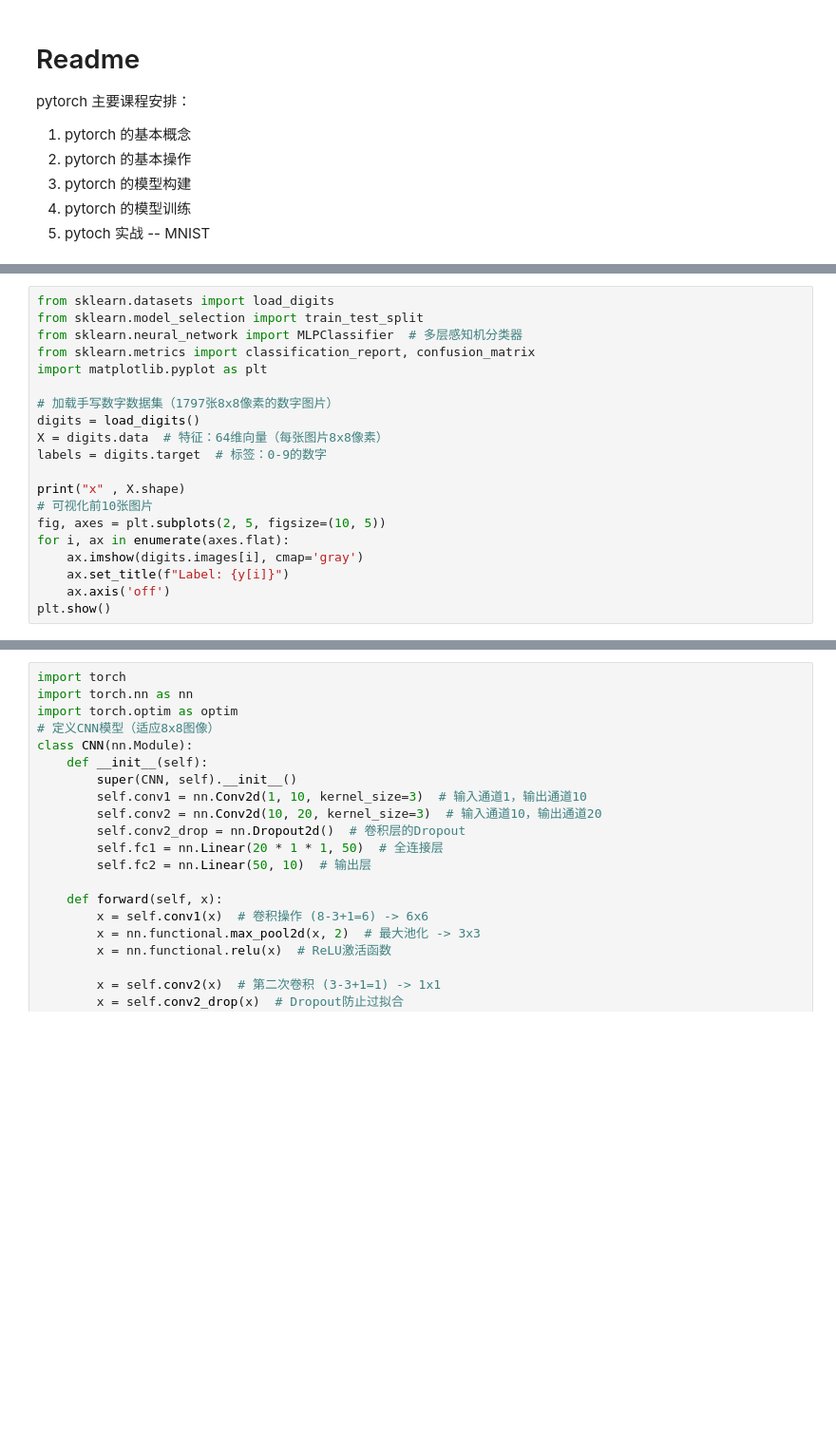
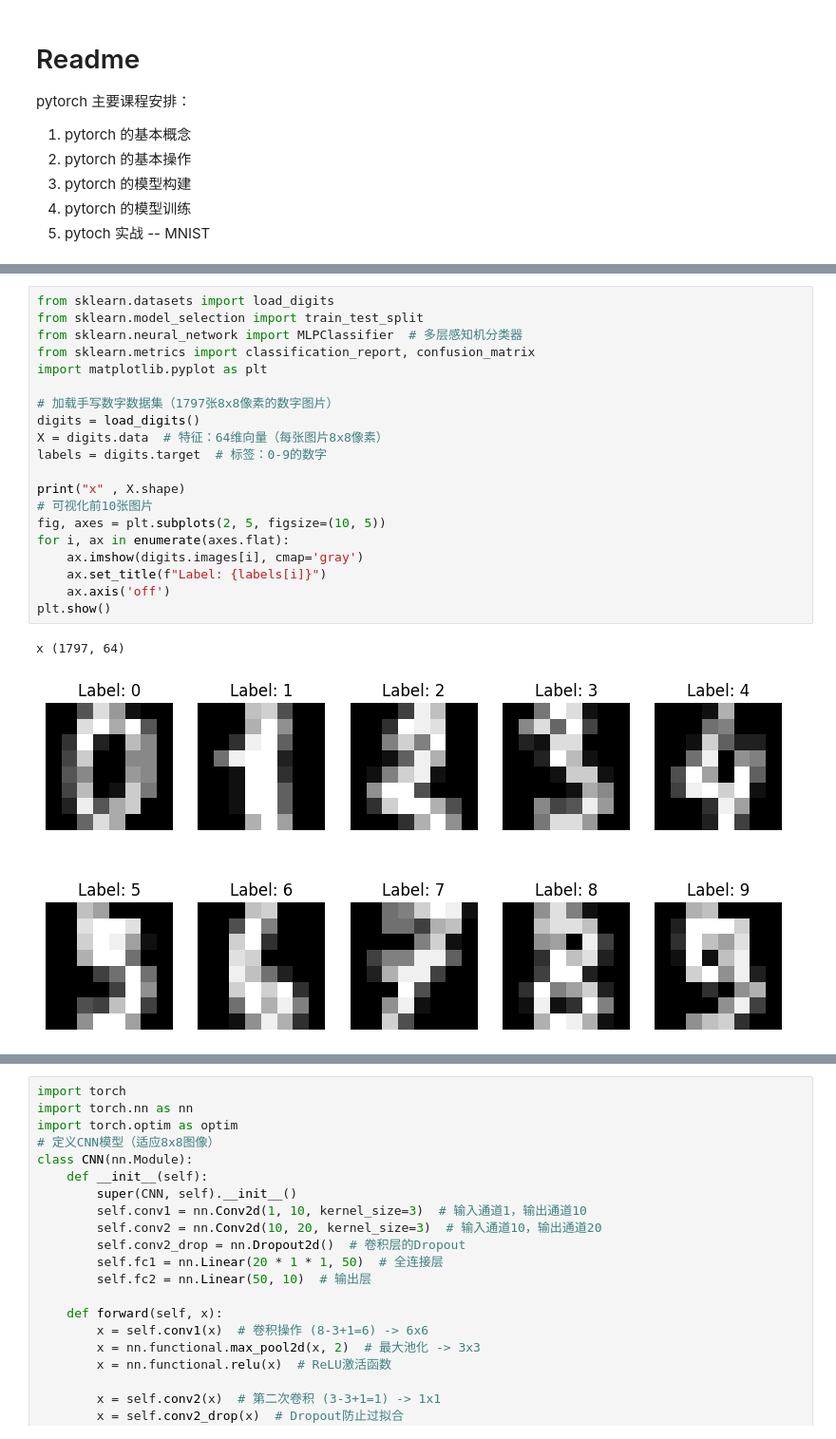
Before and after one commit to ralph-bot/genai-tutorial, a Jupyter notebook: Lab3/pytorch_tutorial.ipynb, the cells around one changed output, grey strips where cells are left out. Shown: that part at 95% size. Drawn from its saved outputs; the diff is of its cells as text; blank space fills up the shorter version.

```diff
--- a/Lab3/pytorch_tutorial.ipynb
+++ b/Lab3/pytorch_tutorial.ipynb
@@ -11,23 +219,26 @@ pytorch 主要课程安排：
 # %%
 from sklearn.datasets import load_digits
 from sklearn.model_selection import train_test_split
 from sklearn.neural_network import MLPClassifier  # 多层感知机分类器
 from sklearn.metrics import classification_report, confusion_matrix
 import matplotlib.pyplot as plt
 
 # 加载手写数字数据集（1797张8x8像素的数字图片）
 digits = load_digits()
 X = digits.data  # 特征：64维向量（每张图片8x8像素）
 labels = digits.target  # 标签：0-9的数字
 
 print("x" , X.shape)
 # 可视化前10张图片
 fig, axes = plt.subplots(2, 5, figsize=(10, 5))
 for i, ax in enumerate(axes.flat):
     ax.imshow(digits.images[i], cmap='gray')
-    ax.set_title(f"Label: {y[i]}")
+    ax.set_title(f"Label: {labels[i]}")
     ax.axis('off')
 plt.show()
+# %% [output]
+x (1797, 64)
+[figure, added]
 # %%
 
 import torch
```
Also changed, not shown: parts of 19 cells of this notebook, 1 other file.
